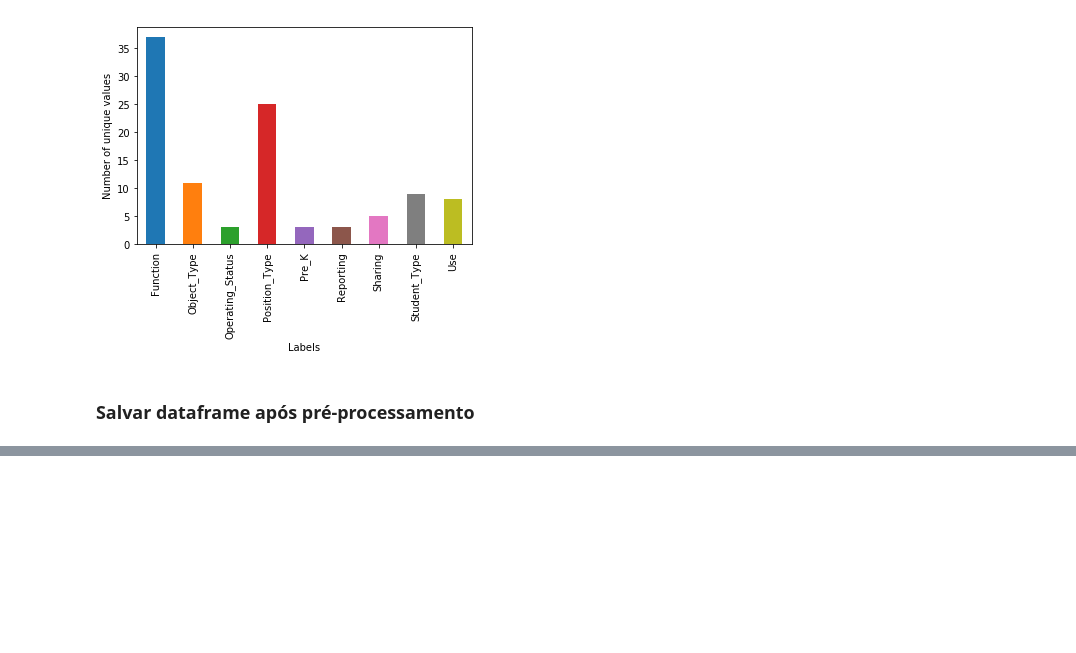
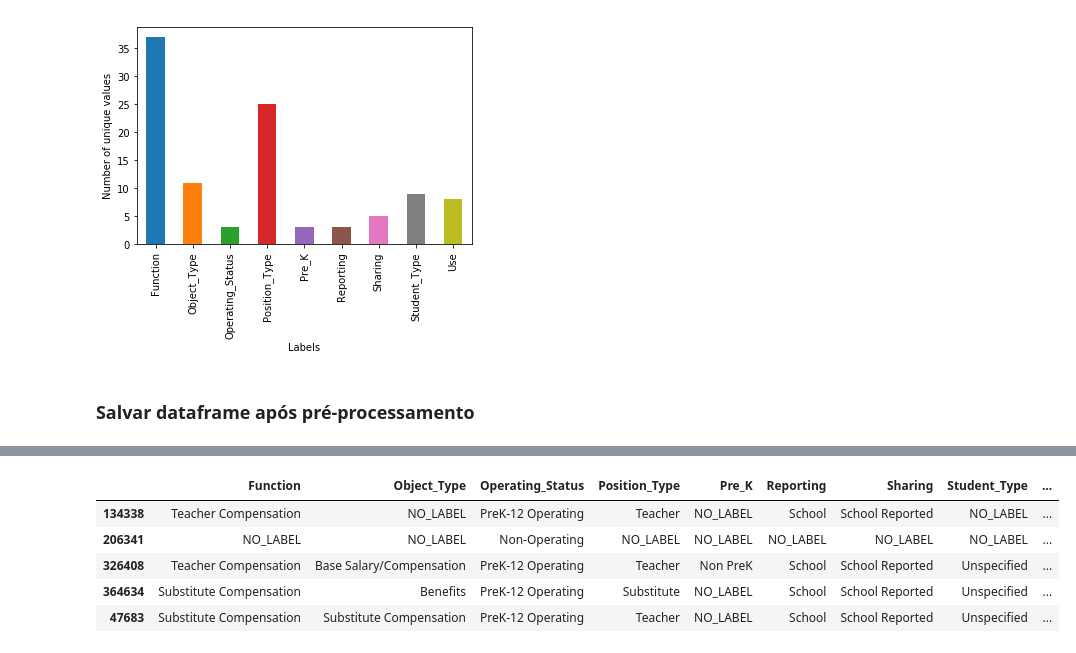
Before and after one commit to nymarya/school-budgets-for-education, a Jupyter notebook: notebooks/Pre_processing.ipynb, the cells around one changed output, grey strips where cells are left out. Drawn from its saved outputs; the diff is of its cells as text; code cells hidden in the pictures; blank space fills up the shorter version.

```diff
--- a/notebooks/Pre_processing.ipynb
+++ b/notebooks/Pre_processing.ipynb
@@ -183,0 +194,9 @@ df.to_csv('../src/data/processed/TrainingData_p')
+# %%
+df[label_columns].head()
+# %% [output]
+|  | Function | Object_Type | Operating_Status | Position_Type | Pre_K | Reporting | Sharing | Student_Type | ... |
+| 134338 | Teacher Compensation | NO_LABEL | PreK-12 Operating | Teacher | NO_LABEL | School | School Reported | NO_LABEL | ... |
+| 206341 | NO_LABEL | NO_LABEL | Non-Operating | NO_LABEL | NO_LABEL | NO_LABEL | NO_LABEL | NO_LABEL | ... |
+| 326408 | Teacher Compensation | Base Salary/Compensation | PreK-12 Operating | Teacher | Non PreK | School | School Reported | Unspecified | ... |
+| 364634 | Substitute Compensation | Benefits | PreK-12 Operating | Substitute | NO_LABEL | School | School Reported | Unspecified | ... |
+| 47683 | Substitute Compensation | Substitute Compensation | PreK-12 Operating | Teacher | NO_LABEL | School | School Reported | Unspecified | ... |
```
Also changed, not shown: parts of 3 cells of this notebook.
